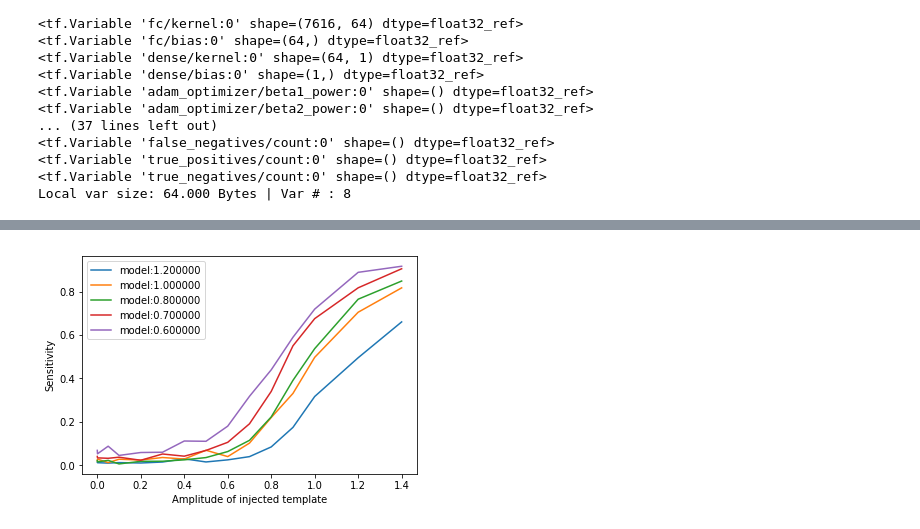
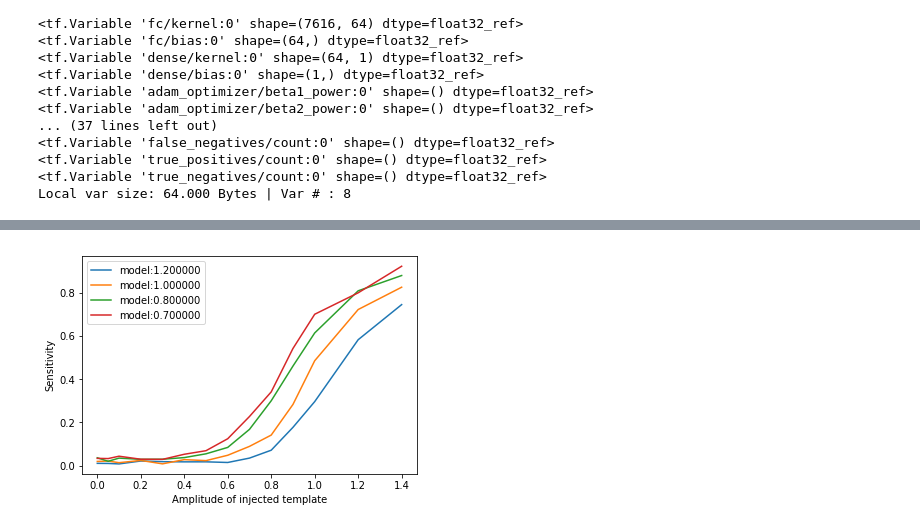
Before and after one commit to chunyulin/gwda, a Jupyter notebook: GWDA_lowlevel.ipynb, the cells around one changed output, grey strips where cells are left out. Saved outputs shown, nothing was run; the diff lists cells and outputs as text; code cells hidden in the pictures.

```diff
--- a/GWDA_lowlevel.ipynb
+++ b/GWDA_lowlevel.ipynb
@@ -187,7 +187,7 @@ def model_hi(x_, keep_prob, WIDTH):
 ###
 tf.reset_default_graph()
 DIM = 8192
-#keep_prob = tf.placeholder(tf.float32)  ##  for dropout, not used here.
+keep_prob = tf.placeholder(tf.float32)   ##  for dropout, not used.
 bs        = tf.placeholder(tf.int64)     ##  use dynamics batch_size to account for train/test stage both
 
 x = tf.placeholder(tf.float32, [None,DIM])
@@ -310,6 +310,8 @@ print (Yt.shape)
 ROOT_FOLDER = '/tmp/tf_tmp'
 saver = tf.train.Saver()
 
+TEST_LIST = [1.4, 1.2, 1.0, 0.9, 0.8, 0.7, 0.6, 0.5, 0.4, 0.3, 0.2, 0.1, 0.05, 0.0]
+TRAIN_A = [1.2, 1.0, 0.8, 0.7]
 
 with tf.Session() as sess:
 
@@ -323,8 +325,7 @@ with tf.Session() as sess:
 
     sess.run(tf.global_variables_initializer())
 
-    ##for amplitude in [1.2, 1.0, 0.8, 0.6, 0.5, 0.4, 0.3, 0.2]:
-    for amplitude in [1.2, 1.0, 0.8, 0.7, 0.6]:
+    for amplitude in TRAIN_A:
         sess.run(tf.local_variables_initializer())
 
         print("Trainning for A= %f"% amplitude)
@@ -335,8 +336,9 @@ with tf.Session() as sess:
             time0 = time.time()
             for i in range(STEPS):
                 #optimizer.run()
-                _, summary, loss, acc, sen = sess.run( [optimizer, merged, loss_op, accuracy, sensitivity] )   ##
-                train_writer.add_summary(summary)
+                #_, summary, loss, acc, sen = sess.run( [optimizer, merged, loss_op, accuracy, sensitivity] )   ##
+                _, loss, acc, sen = sess.run( [optimizer, loss_op, accuracy, sensitivity] )   ##
+                #train_writer.add_summary(summary)
 
                 if i % MONITOR == 0:
                     #_, loss, acc, sen = sess.run( [optimizer, loss_op, accuracy, sensitivity] )   ##
@@ -379,15 +381,12 @@ with tf.Session() as sess:
     test_writer  = tf.summary.FileWriter(ROOT_FOLDER + '/test')
     sess.run(tf.global_variables_initializer())
 
-    ### Testing
-    TEST_LIST = [1.4, 1.2, 1.0, 0.9, 0.8, 0.7, 0.6, 0.5, 0.4, 0.3, 0.2, 0.1, 0.05, 0.001, 0.0]
-
     plt.figure()
-    for m in  [1.2, 1.0, 0.8, 0.7, 0.6]:
+    for m in TRAIN_A:
         load_path = saver.restore(sess, "%s/model_%3.1f.ckpt" % (ROOT_FOLDER, m ) )
         print("Model restored from %s" % load_path )
 
-        #gacc=[]
+        gacc=[]
         gsen=[]
         for amplitude in TEST_LIST:
             sess.run(tf.local_variables_initializer())
@@ -431,4 +430,4 @@ Test for A= 0.00 : loss:    73.578 Acc:     0.487, Sen:     0.068, TP/TN/FP/FN:
-[figure, old version]
+[figure, new version]
 # %%
 ##
 ##  Re-training with shifted waveform....
```
Also changed, not shown: parts of 7 cells of this notebook, 2 other files.
